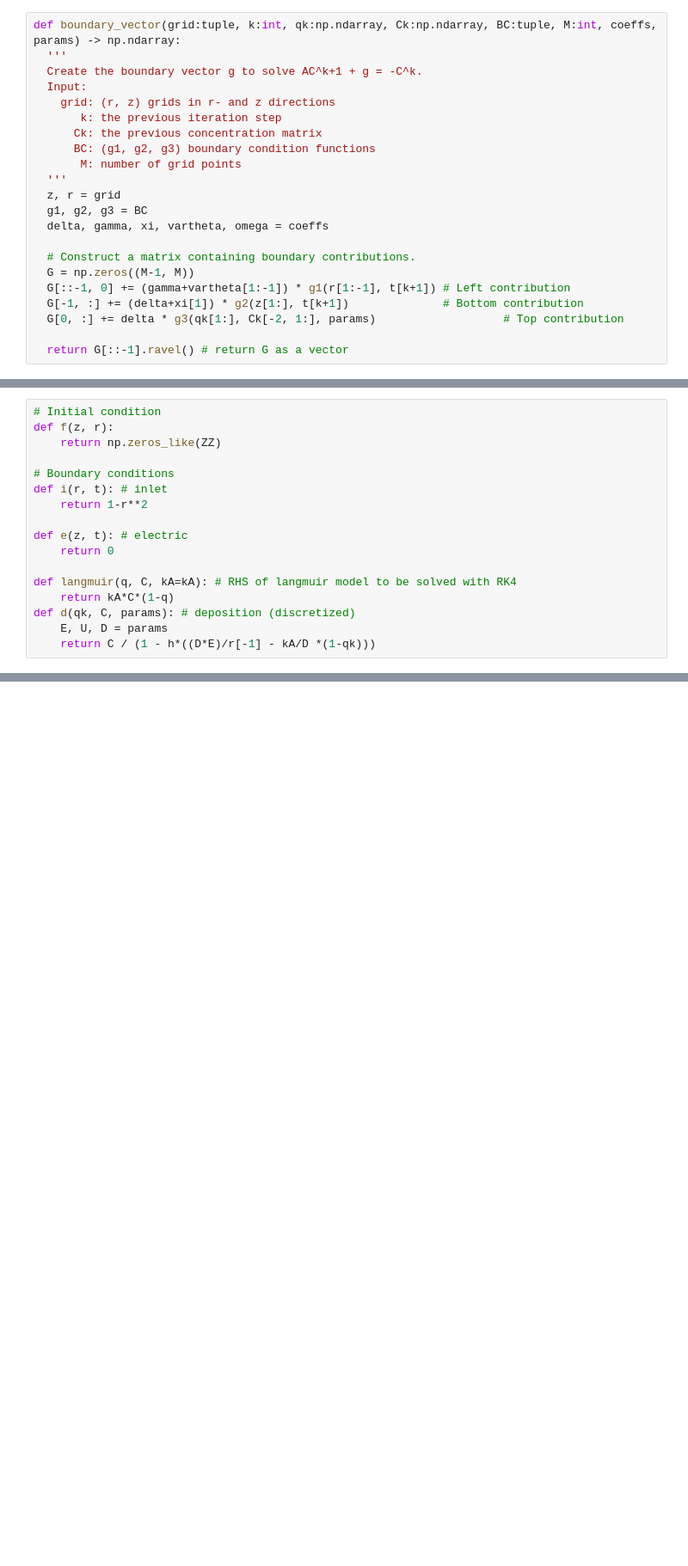
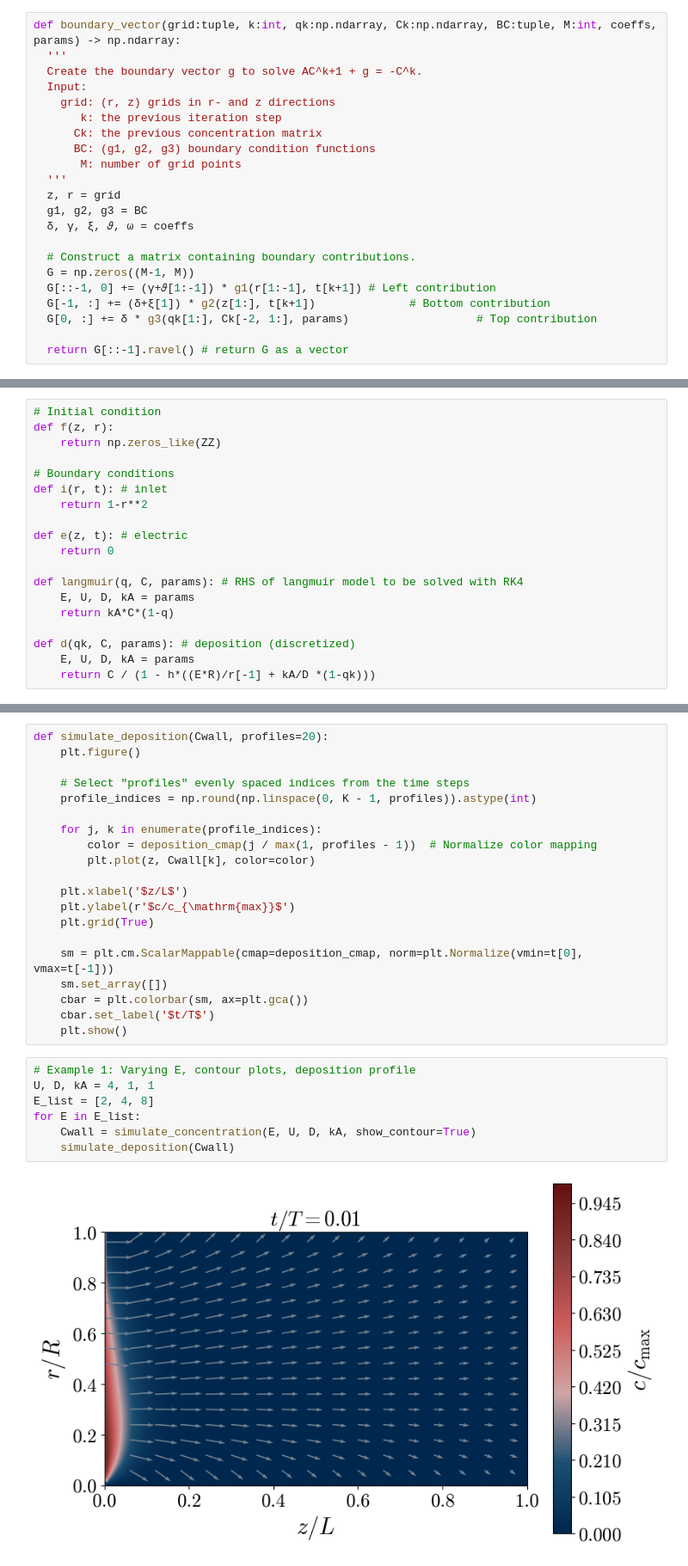
Before and after one commit to TrymNOHG/electro-filter, a Jupyter notebook: Drift-Diffusion_FDM.ipynb, the cells around one changed output, grey strips where cells are left out. Shown at 86% size. Saved outputs shown, nothing was run; the diff lists cells and outputs as text; blank space fills up the shorter version.

```diff
--- a/Drift-Diffusion_FDM.ipynb
+++ b/Drift-Diffusion_FDM.ipynb
@@ -99,13 +88,13 @@ def boundary_vector(grid:tuple, k:int, qk:np.ndarray, Ck:np.ndarray, BC:tuple, M
   '''
   z, r = grid
   g1, g2, g3 = BC
-  delta, gamma, xi, vartheta, omega = coeffs
+  δ, γ, ξ, 𝜗, ω = coeffs
 
   # Construct a matrix containing boundary contributions.
   G = np.zeros((M-1, M))
-  G[::-1, 0] += (gamma+vartheta[1:-1]) * g1(r[1:-1], t[k+1]) # Left contribution
-  G[-1, :] += (delta+xi[1]) * g2(z[1:], t[k+1])              # Bottom contribution
-  G[0, :] += delta * g3(qk[1:], Ck[-2, 1:], params)                   # Top contribution
+  G[::-1, 0] += (γ+𝜗[1:-1]) * g1(r[1:-1], t[k+1]) # Left contribution
+  G[-1, :] += (δ+ξ[1]) * g2(z[1:], t[k+1])              # Bottom contribution
+  G[0, :] += δ * g3(qk[1:], Ck[-2, 1:], params)                   # Top contribution
 
   return G[::-1].ravel() # return G as a vector
 # %%
@@ -162,8 +150,10 @@ def i(r, t): # inlet
 def e(z, t): # electric
     return 0
 
-def langmuir(q, C, kA=kA): # RHS of langmuir model to be solved with RK4
+def langmuir(q, C, params): # RHS of langmuir model to be solved with RK4
+    E, U, D, kA = params
     return kA*C*(1-q)
+
 def d(qk, C, params): # deposition (discretized)
-    E, U, D = params
-    return C / (1 - h*((D*E)/r[-1] - kA/D *(1-qk)))
+    E, U, D, kA = params
+    return C / (1 - h*((E*R)/r[-1] + kA/D *(1-qk)))
@@ -231,0 +225,29 @@ plt.show()
+# %%
+def simulate_deposition(Cwall, profiles=20):
+    plt.figure()
+
+    # Select "profiles" evenly spaced indices from the time steps
+    profile_indices = np.round(np.linspace(0, K - 1, profiles)).astype(int)
+
+    for j, k in enumerate(profile_indices):
+        color = deposition_cmap(j / max(1, profiles - 1))  # Normalize color mapping
+        plt.plot(z, Cwall[k], color=color)
+
+    plt.xlabel('$z/L$')
+    plt.ylabel(r'$c/c_{\mathrm{max}}$')
+    plt.grid(True)
+
+    sm = plt.cm.ScalarMappable(cmap=deposition_cmap, norm=plt.Normalize(vmin=t[0], vmax=t[-1]))
+    sm.set_array([])
+    cbar = plt.colorbar(sm, ax=plt.gca())
+    cbar.set_label('$t/T$')
+    plt.show()
+# %%
+# Example 1: Varying E, contour plots, deposition profile
+U, D, kA = 4, 1, 1
+E_list = [2, 4, 8]
+for E in E_list:
+    Cwall = simulate_concentration(E, U, D, kA, show_contour=True)
+    simulate_deposition(Cwall)
+# %% [output]
+[figure, added]
```
Also changed, not shown: parts of 13 cells of this notebook.
